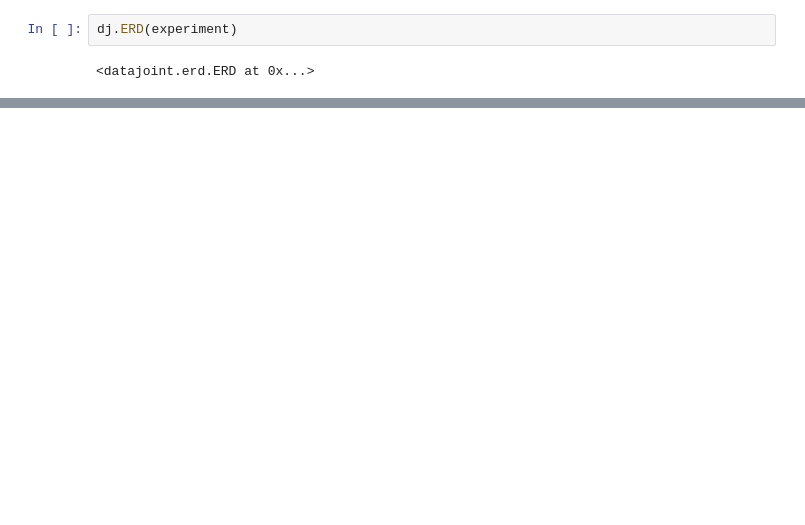
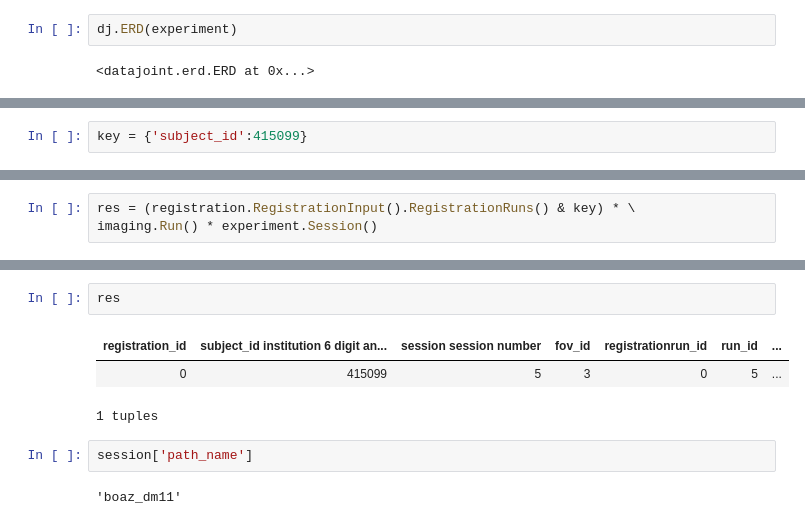
Before and after one commit to boazmohar/map-ephys, a Jupyter notebook: notebook/Lab demo.ipynb, the cells around one changed output, grey strips where cells are left out. Cells and saved outputs as stored; diff of their text form; blank space fills up the shorter version.

Commit message:
WIP: imaging and registration with spark

```diff
--- a/notebook/Lab demo.ipynb
+++ b/notebook/Lab demo.ipynb
@@ -141,0 +186,2 @@ dropping ccf
+# %%
+key = {'subject_id':415099}
@@ -141,0 +234,3 @@ dropping ccf
+# %%
+res = (registration.RegistrationInput().RegistrationRuns() & key) * \
+imaging.Run() * experiment.Session()
@@ -141,0 +245,10 @@ dropping ccf
+# %%
+res
+# %% [output]
+| registration_id | subject_id institution 6 digit an... | session session number | fov_id | registrationrun_id | run_id | ... |
+| 0 | 415099 | 5 | 3 | 0 | 5 | ... |
+1 tuples
+# %%
+session['path_name']
+# %% [output]
+'boaz_dm11'
```
Also changed, not shown: parts of 33 cells of this notebook, 3 other files.
